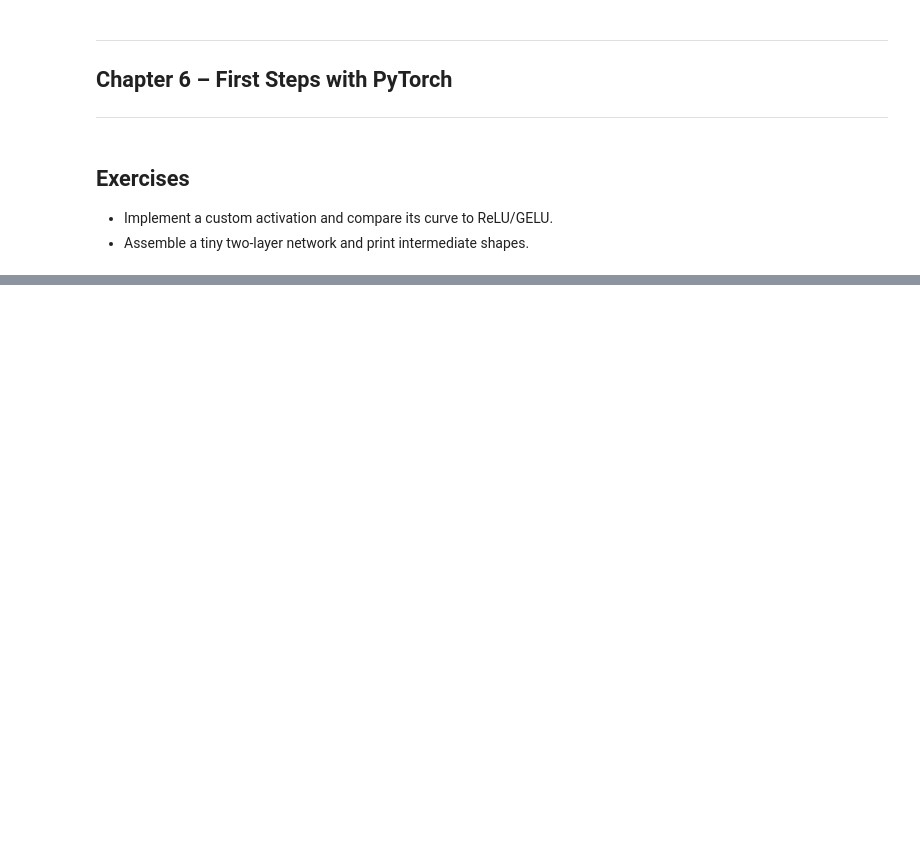
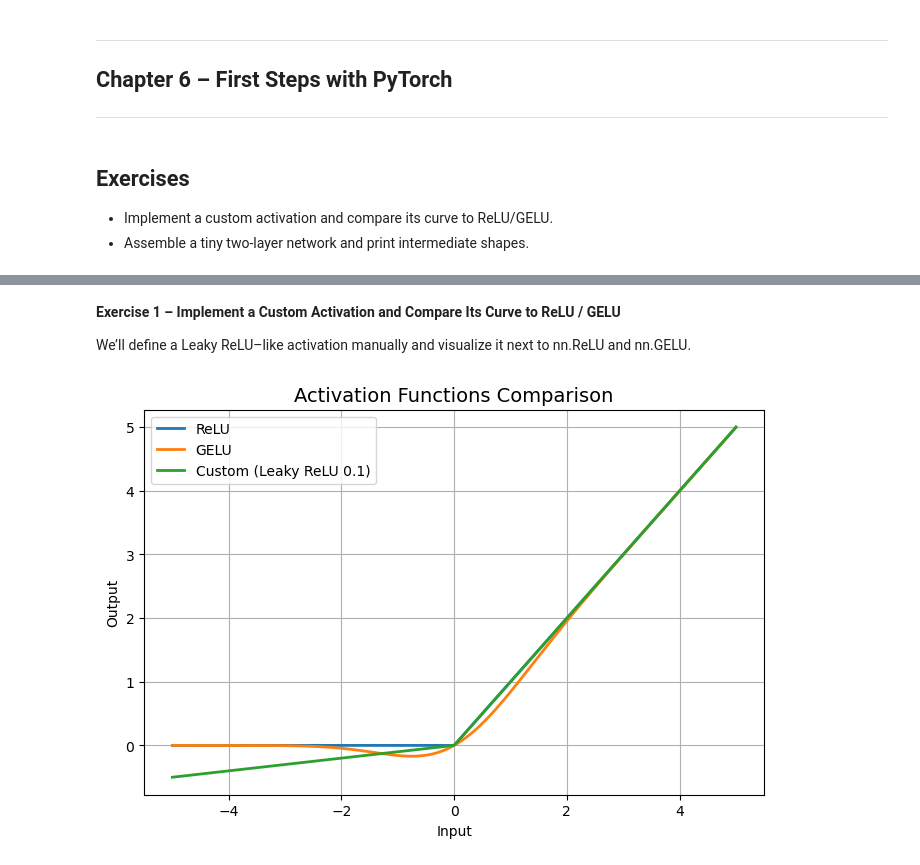
Before and after one commit to FranQuant/pytorch_dl_apps, a Jupyter notebook: part2_pytorch_basics/exercises_challenges/exercises_ch6_neurons_activations.ipynb, the cells around one changed output, grey strips where cells are left out. Saved outputs shown, nothing was run; the diff lists cells and outputs as text; code cells hidden in the pictures; blank space fills up the shorter version.

Commit message:
update chapter 6 and related exercises

```diff
--- a/part2_pytorch_basics/exercises_challenges/exercises_ch6_neurons_activations.ipynb
+++ b/part2_pytorch_basics/exercises_challenges/exercises_ch6_neurons_activations.ipynb
@@ -8,0 +24,32 @@
+# %% [markdown]
+**Exercise 1 – Implement a Custom Activation and Compare Its Curve to ReLU / GELU**
+
+We’ll define a Leaky ReLU–like activation manually and visualize it next to nn.ReLU and nn.GELU.
+# %%
+# ------------------------------------------------------------
+# Custom activation: Leaky ReLU variant (slope = 0.1 for x < 0)
+# ------------------------------------------------------------
+def custom_activation(x, alpha=0.1):
+    return torch.where(x > 0, x, alpha * x)
+
+# Generate input values
+x = torch.linspace(-5, 5, 400)
+
+# Compute activations
+relu_y = nn.ReLU()(x)
+gelu_y = nn.GELU()(x)
+custom_y = custom_activation(x)
+
+# Plot all curves
+plt.figure(figsize=(8, 5))
+plt.plot(x, relu_y, label="ReLU", lw=2)
+plt.plot(x, gelu_y, label="GELU", lw=2)
+plt.plot(x, custom_y, label="Custom (Leaky ReLU 0.1)", lw=2)
+plt.title("Activation Functions Comparison", fontsize=14)
+plt.xlabel("Input")
+plt.ylabel("Output")
+plt.legend()
+plt.grid(True)
+plt.show()
+# %% [output]
+[figure, added]
```
Also changed, not shown: parts of 39 cells of this notebook, 1 other file.
